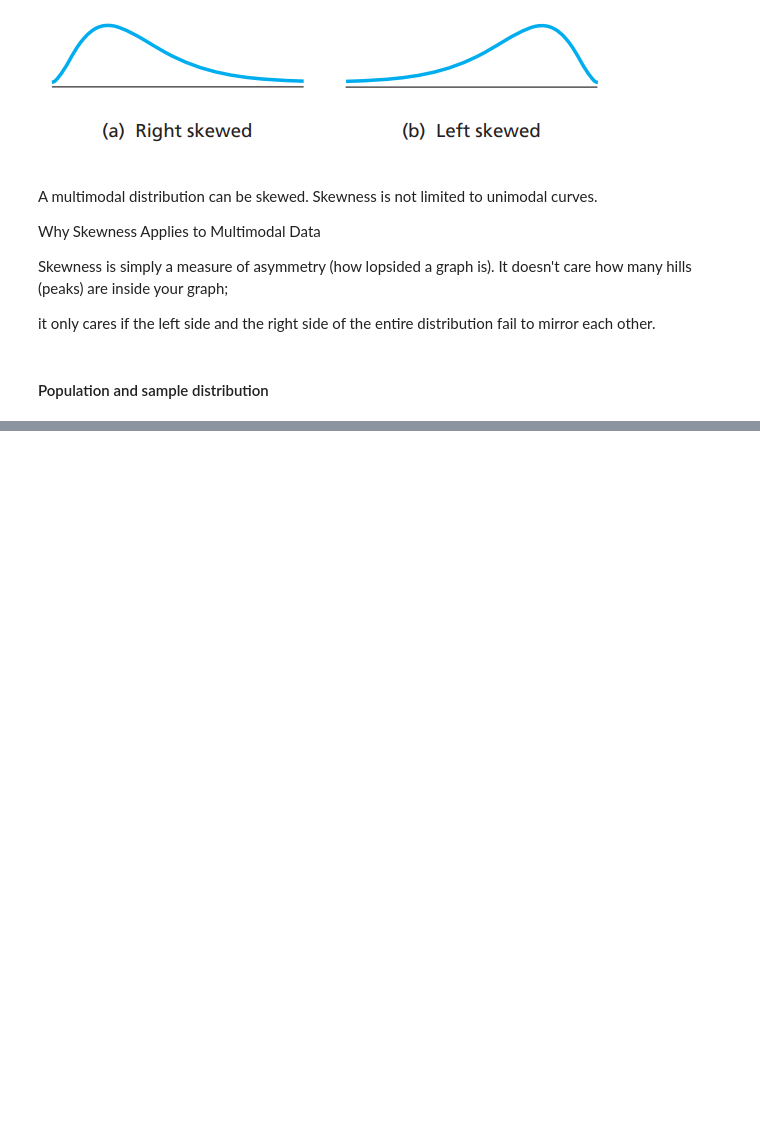
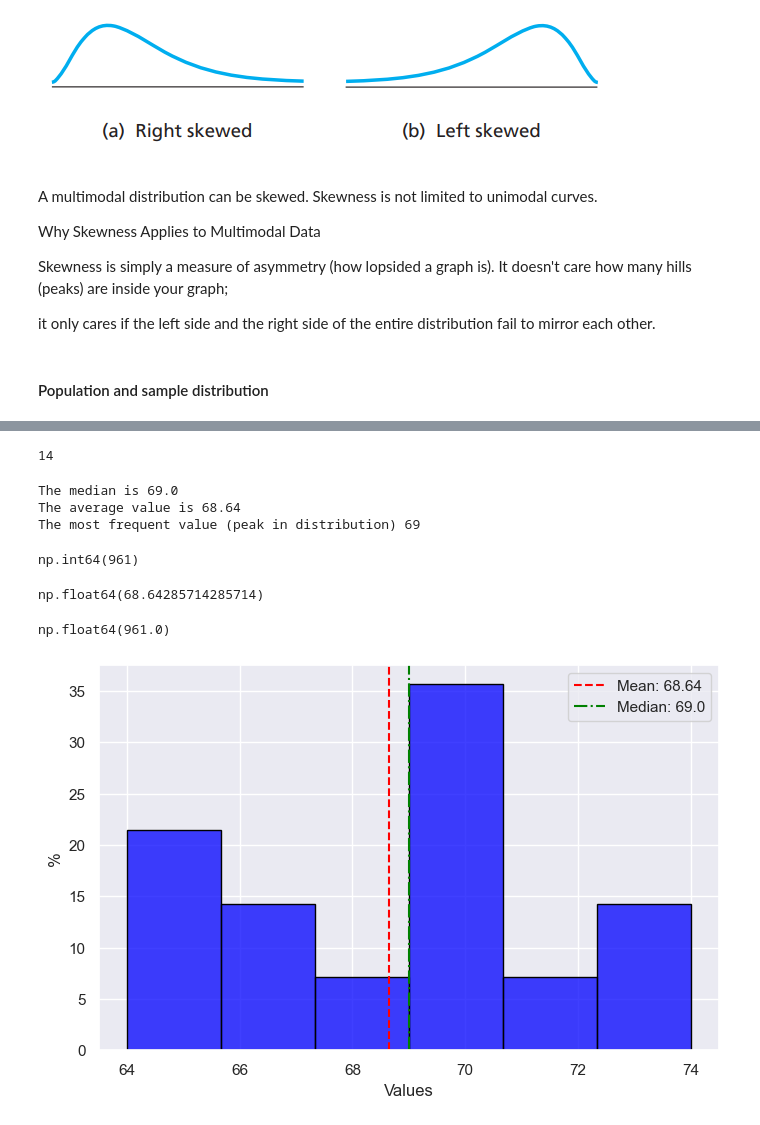
Before and after one commit to qamarr6092/math-with-python, a Jupyter notebook: Statistics/statistics.ipynb, the cells around one changed output, grey strips where cells are left out. Saved outputs shown, nothing was run; the diff lists cells and outputs as text; code cells hidden in the pictures; blank space fills up the shorter version.

```diff
--- a/Statistics/statistics.ipynb
+++ b/Statistics/statistics.ipynb
@@ -563,0 +781,46 @@ plt.show()
+# %%
+arr = np.array (
+    [ 69 , 65 ,69 ,66, 64, 74, 72 ,70 ,69 , 68 ,67, 65, 70,73 ]
+)
+len(arr)
+# %% [output]
+14
+# %%
+print(f'The median is {np.median(arr)} ' )  #Splits the data into 50%
+
+print(f'The average value is {np.mean(arr):.2f} ' ) #Equally distributed
+
+print(f'The most frequent value (peak in distribution) {sc.stats.mode(arr)[0]}')
+# %% [output]
+The median is 69.0
+The average value is 68.64
+The most frequent value (peak in distribution) 69
+# %%
+np.sum(arr)
+# %% [output]
+np.int64(961)
+# %%
+np.sum(arr) /14 # mean (equally distributed to 14 people
+# %% [output]
+np.float64(68.64285714285714)
+# %%
+np.mean(arr) * 14
+# %% [output]
+np.float64(961.0)
+# %%
+
+plt.figure(figsize=(8, 5))
+
+sns.histplot(arr,  bins=6, color="blue", stat="percent", edgecolor="black")
+
+plt.axvline(np.mean(arr), color="red", linestyle="--", label=f"Mean: {np.mean(arr):.2f}")
+plt.axvline(np.median(arr), color="green", linestyle="-.", label=f"Median: {np.median(arr):.1f}")
+
+
+plt.xlabel("Values", fontsize=12)
+plt.ylabel("%", fontsize=12)
+plt.legend()
+
+plt.show()
+# %% [output]
+[figure, added]
```
Also changed, not shown: parts of 31 cells of this notebook.
